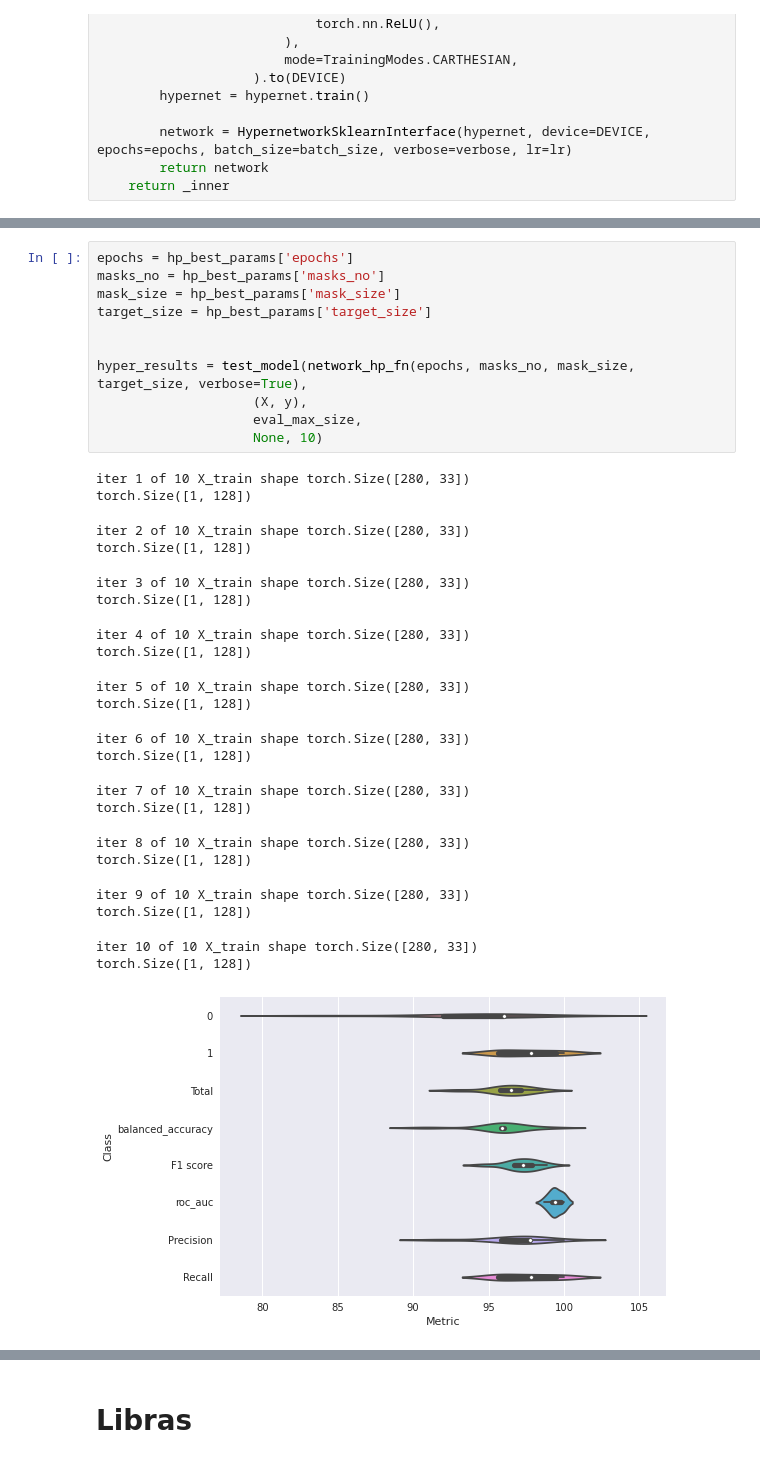
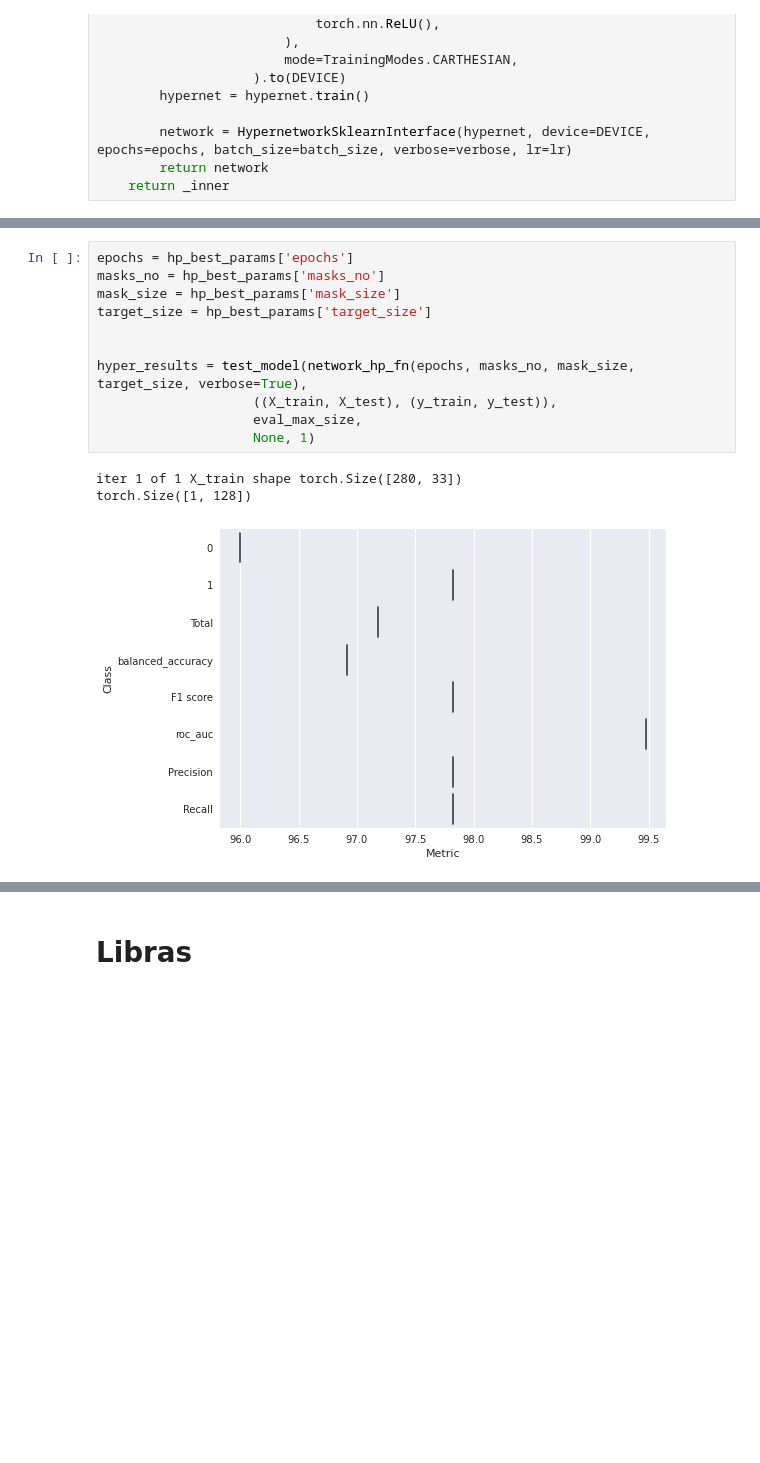
Before and after one commit to wwydmanski/hypernet-cnn, a Jupyter notebook: Benchmarks/UCI-HyperTab-with-valid.ipynb, the cells around one changed output, grey strips where cells are left out. Drawn from its saved outputs; the diff is of its cells as text; blank space fills up the shorter version.

```diff
--- a/Benchmarks/UCI-HyperTab-with-valid.ipynb
+++ b/Benchmarks/UCI-HyperTab-with-valid.ipynb
@@ -330,36 +321,18 @@ Ionosphere_network_hp_fn_{'epochs': 150, 'masks_no': 50, 'mask_size': 15, 'targe
 # %%
 epochs = hp_best_params['epochs']
 masks_no = hp_best_params['masks_no']
 mask_size = hp_best_params['mask_size']
 target_size = hp_best_params['target_size']
 
 
 hyper_results = test_model(network_hp_fn(epochs, masks_no, mask_size, target_size, verbose=True),
-                    (X, y),
+                    ((X_train, X_test), (y_train, y_test)),
                     eval_max_size,
-                    None, 10)
+                    None, 1)
 # %% [output]
-iter 1 of 10 X_train shape torch.Size([280, 33])
+iter 1 of 1 X_train shape torch.Size([280, 33])
 torch.Size([1, 128])
-iter 2 of 10 X_train shape torch.Size([280, 33])
-torch.Size([1, 128])
-iter 3 of 10 X_train shape torch.Size([280, 33])
-torch.Size([1, 128])
-iter 4 of 10 X_train shape torch.Size([280, 33])
-torch.Size([1, 128])
-iter 5 of 10 X_train shape torch.Size([280, 33])
-torch.Size([1, 128])
-iter 6 of 10 X_train shape torch.Size([280, 33])
-torch.Size([1, 128])
-iter 7 of 10 X_train shape torch.Size([280, 33])
-torch.Size([1, 128])
-iter 8 of 10 X_train shape torch.Size([280, 33])
-torch.Size([1, 128])
-iter 9 of 10 X_train shape torch.Size([280, 33])
-torch.Size([1, 128])
-iter 10 of 10 X_train shape torch.Size([280, 33])
-torch.Size([1, 128])
-[figure, old version]
+[figure, new version]
 # %%
 res = hyper_results[hyper_results["Class"]=="Total"].reset_index(drop=True)["Metric"]
 print(f"{eval_max_size}: {res.mean():.2f} ~ {res.std():.2f}, (max: {res.max():.2f})")
```
Also changed, not shown: parts of 43 cells of this notebook.
